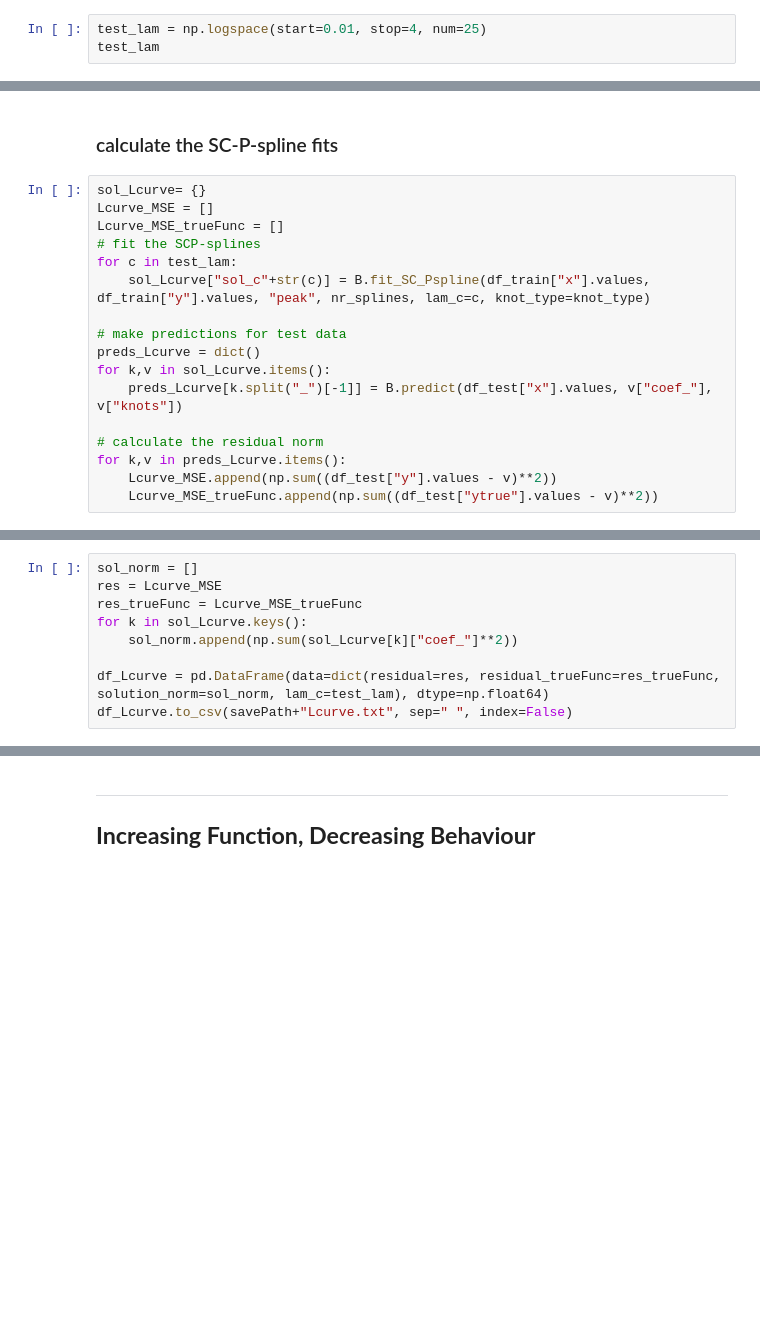
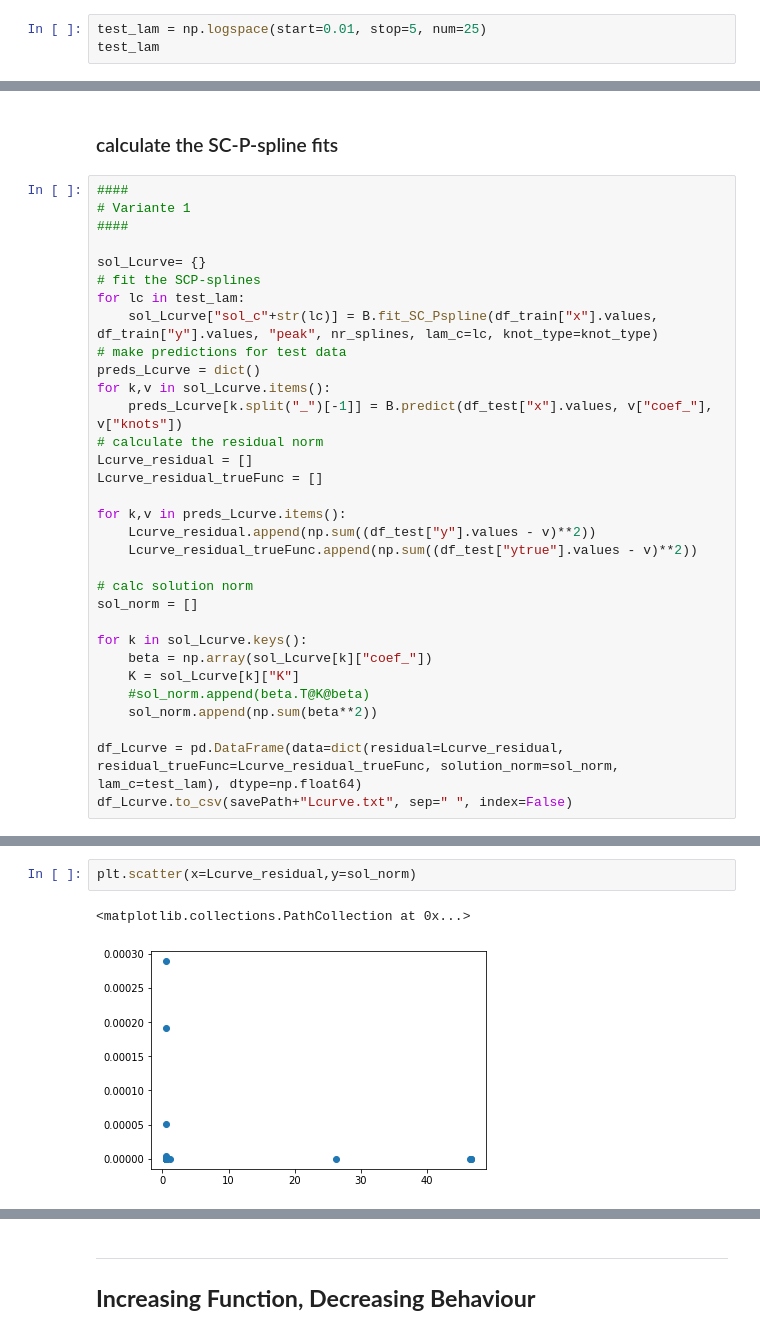
Before and after one commit to j-cap/Master-Thesis, a Jupyter notebook: Code/SplinesInPython/Experiments_Chapter4.ipynb, the cells around one changed output, grey strips where cells are left out. Saved outputs shown, nothing was run; the diff lists cells and outputs as text; blank space fills up the shorter version.

```diff
--- a/Code/SplinesInPython/Experiments_Chapter4.ipynb
+++ b/Code/SplinesInPython/Experiments_Chapter4.ipynb
@@ -405,5 +412,5 @@ Fit the different spline types
 # %% [markdown]
 ### generate the test $\lambda_c$
 # %%
-test_lam = np.logspace(start=0.01, stop=4, num=25)
+test_lam = np.logspace(start=0.01, stop=5, num=25)
 test_lam
@@ -410,22 +427,37 @@ test_lam
 # %% [markdown]
 ### calculate the SC-P-spline fits
 # %%
+####
+# Variante 1
+####
+
 sol_Lcurve= {}
-Lcurve_MSE = []
-Lcurve_MSE_trueFunc = []
 # fit the SCP-splines
-for c in test_lam:
-    sol_Lcurve["sol_c"+str(c)] = B.fit_SC_Pspline(df_train["x"].values, df_train["y"].values, "peak", nr_splines, lam_c=c, knot_type=knot_type)
-
+for lc in test_lam:
+    sol_Lcurve["sol_c"+str(lc)] = B.fit_SC_Pspline(df_train["x"].values, df_train["y"].values, "peak", nr_splines, lam_c=lc, knot_type=knot_type)
 # make predictions for test data
 preds_Lcurve = dict()
 for k,v in sol_Lcurve.items():
     preds_Lcurve[k.split("_")[-1]] = B.predict(df_test["x"].values, v["coef_"], v["knots"])
+# calculate the residual norm
+Lcurve_residual = []
+Lcurve_residual_trueFunc = []
 
-# calculate the residual norm
 for k,v in preds_Lcurve.items():
-    Lcurve_MSE.append(np.sum((df_test["y"].values - v)**2))
-    Lcurve_MSE_trueFunc.append(np.sum((df_test["ytrue"].values - v)**2))
+    Lcurve_residual.append(np.sum((df_test["y"].values - v)**2))
+    Lcurve_residual_trueFunc.append(np.sum((df_test["ytrue"].values - v)**2))
+
+# calc solution norm
+sol_norm = []
+
+for k in sol_Lcurve.keys():
+    beta = np.array(sol_Lcurve[k]["coef_"])
+    K = sol_Lcurve[k]["K"]
+    #sol_norm.append(beta.T@K@beta)
+    sol_norm.append(np.sum(beta**2))
+
+df_Lcurve = pd.DataFrame(data=dict(residual=Lcurve_residual, residual_trueFunc=Lcurve_residual_trueFunc, solution_norm=sol_norm, lam_c=test_lam), dtype=np.float64)
+df_Lcurve.to_csv(savePath+"Lcurve.txt", sep=" ", index=False)
 # %% [output]
 ========Pre-Iteration=========
 -------MSE = 0.0110116--------
@@ -489,9 +522,0 @@ for k,v in preds_Lcurve.items():
-# %%
-sol_norm = []
-res = Lcurve_MSE
-res_trueFunc = Lcurve_MSE_trueFunc
-for k in sol_Lcurve.keys():
-    sol_norm.append(np.sum(sol_Lcurve[k]["coef_"]**2))
-
-df_Lcurve = pd.DataFrame(data=dict(residual=res, residual_trueFunc=res_trueFunc, solution_norm=sol_norm, lam_c=test_lam), dtype=np.float64)
-df_Lcurve.to_csv(savePath+"Lcurve.txt", sep=" ", index=False)
@@ -497,0 +565,5 @@ df_Lcurve.to_csv(savePath+"Lcurve.txt", sep=" ", index=False)
+# %%
+plt.scatter(x=Lcurve_residual,y=sol_norm)
+# %% [output]
+<matplotlib.collections.PathCollection at 0x...>
+[figure, added]
```
Also changed, not shown: parts of 14 cells of this notebook, 8 other files.
